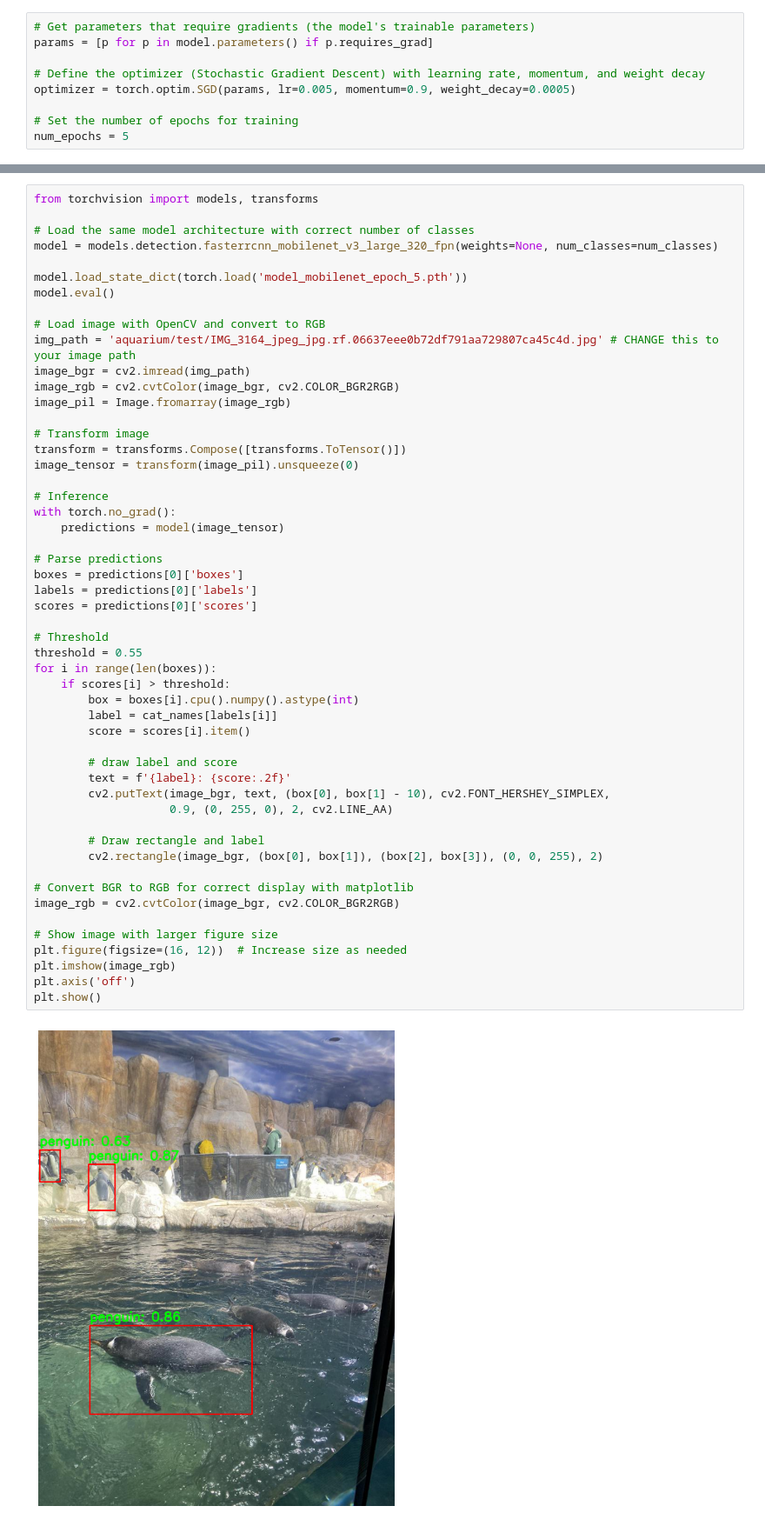
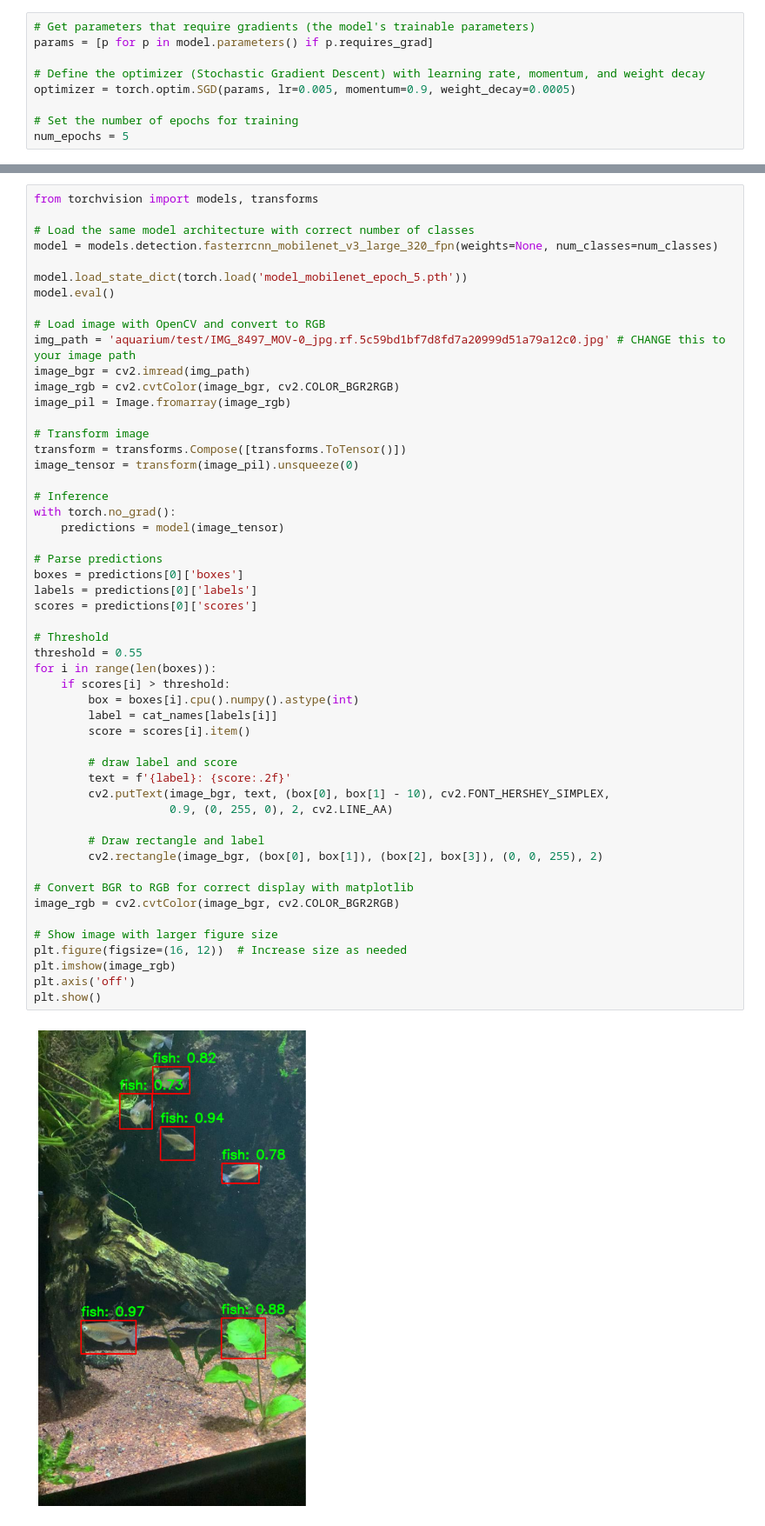
Before and after one commit to EuphosiouX/deakintrimester3, a Jupyter notebook: SIT789 - Applications of Computer Vision and Speech Processing/task5.1/object_detection_demo.ipynb, the cells around one changed output, grey strips where cells are left out. Shown at 87% size. Drawn from its saved outputs; the diff is of its cells as text.

```diff
--- a/SIT789 - Applications of Computer Vision and Speech Processing/task5.1/object_detection_demo.ipynb
+++ b/SIT789 - Applications of Computer Vision and Speech Processing/task5.1/object_detection_demo.ipynb
@@ -402,7 +417,7 @@ model.load_state_dict(torch.load('model_mobilenet_epoch_5.pth'))
 model.eval()
 
 # Load image with OpenCV and convert to RGB
-img_path = 'aquarium/test/IMG_3164_jpeg_jpg.rf.06637eee0b72df791aa729807ca45c4d.jpg' # CHANGE this to your image path
+img_path = 'aquarium/test/IMG_8497_MOV-0_jpg.rf.5c59bd1bf7d8fd7a20999d51a79a12c0.jpg' # CHANGE this to your image path
 image_bgr = cv2.imread(img_path)
 image_rgb = cv2.cvtColor(image_bgr, cv2.COLOR_BGR2RGB)
 image_pil = Image.fromarray(image_rgb)
@@ -418,34 +433,34 @@ with torch.no_grad():
 # Parse predictions
 boxes = predictions[0]['boxes']
 labels = predictions[0]['labels']
 scores = predictions[0]['scores']
 
 # Threshold
 threshold = 0.55
 for i in range(len(boxes)):
     if scores[i] > threshold:
         box = boxes[i].cpu().numpy().astype(int)
         label = cat_names[labels[i]]
         score = scores[i].item()
 
         # draw label and score
         text = f'{label}: {score:.2f}'
         cv2.putText(image_bgr, text, (box[0], box[1] - 10), cv2.FONT_HERSHEY_SIMPLEX,
                     0.9, (0, 255, 0), 2, cv2.LINE_AA)
 
         # Draw rectangle and label
         cv2.rectangle(image_bgr, (box[0], box[1]), (box[2], box[3]), (0, 0, 255), 2)
 
 # Convert BGR to RGB for correct display with matplotlib
 image_rgb = cv2.cvtColor(image_bgr, cv2.COLOR_BGR2RGB)
 
 # Show image with larger figure size
 plt.figure(figsize=(16, 12))  # Increase size as needed
 plt.imshow(image_rgb)
 plt.axis('off')
 plt.show()
 # %% [output]
-[figure, old version]
+[figure, new version]
 # %%
 from engine import evaluate
 from coco_eval import CocoEvaluator
```
Also changed, not shown: parts of 8 cells of this notebook, 8 other files.
